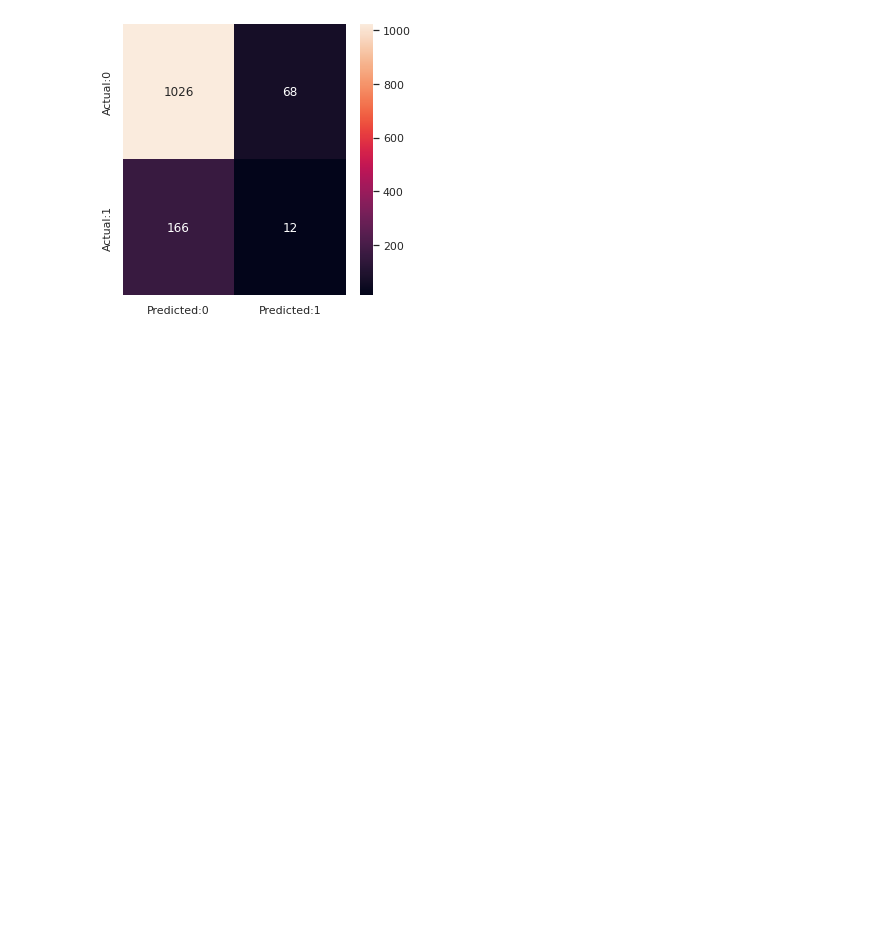
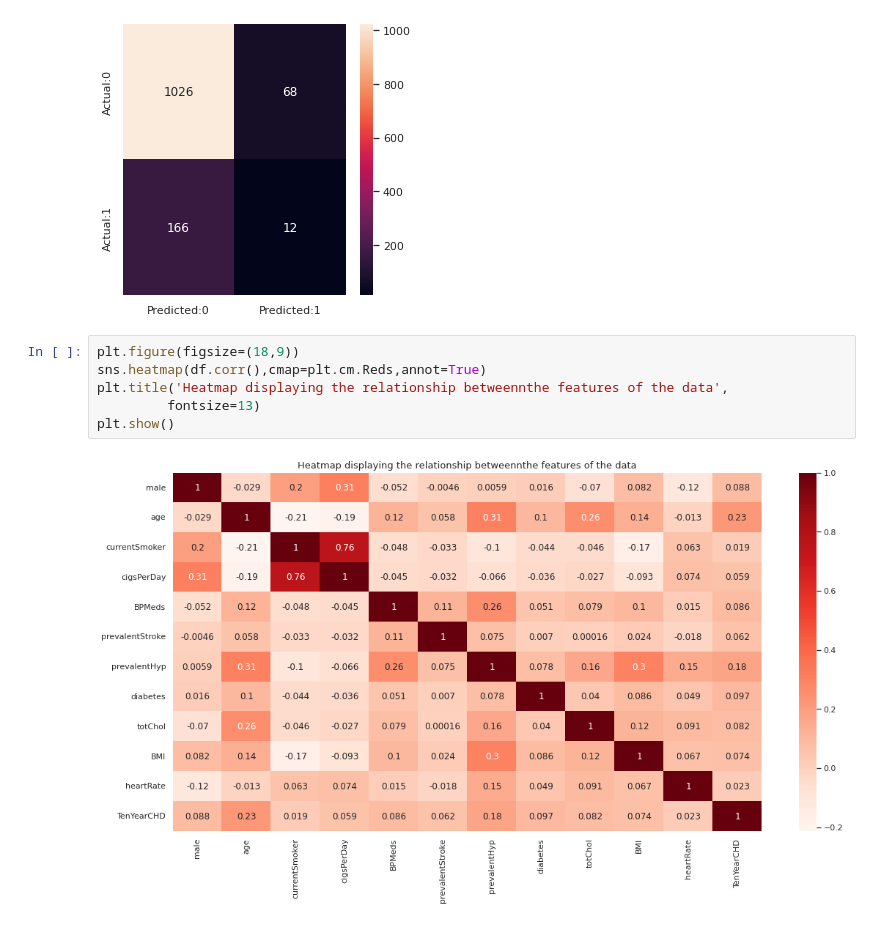
Before and after one commit to npnayak/Credit-Card, a Jupyter notebook: Homework_3.ipynb, the cells around one changed output. Drawn from its saved outputs; the diff is of its cells as text; blank space fills up the shorter version.

```diff
--- a/Homework_3.ipynb
+++ b/Homework_3.ipynb
@@ -272,6 +307,14 @@ sn.heatmap(conf_matrix1, annot=True,fmt='d')
 # %% [output]
 <matplotlib.axes._subplots.AxesSubplot at 0x...>
 [figure]
+# %%
+plt.figure(figsize=(18,9))
+sns.heatmap(df.corr(),cmap=plt.cm.Reds,annot=True)
+plt.title('Heatmap displaying the relationship betweennthe features of the data',
+         fontsize=13)
+plt.show()
+# %% [output]
+[figure, added]
 # %%
 #Check the correlation between features of the dataset
 plt.figure(figsize=(18, 9))
```
Also changed, not shown: parts of 21 cells of this notebook.
